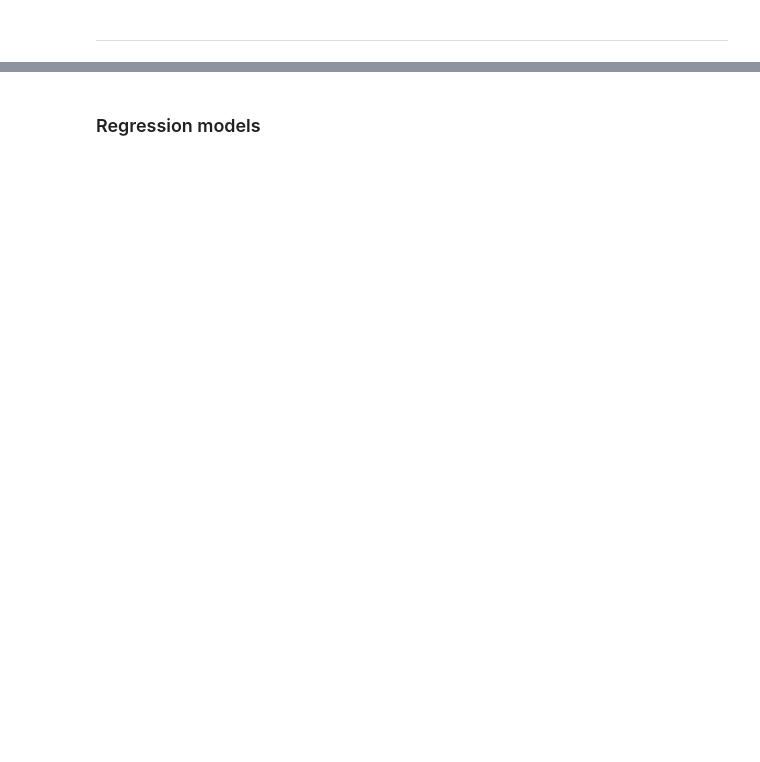
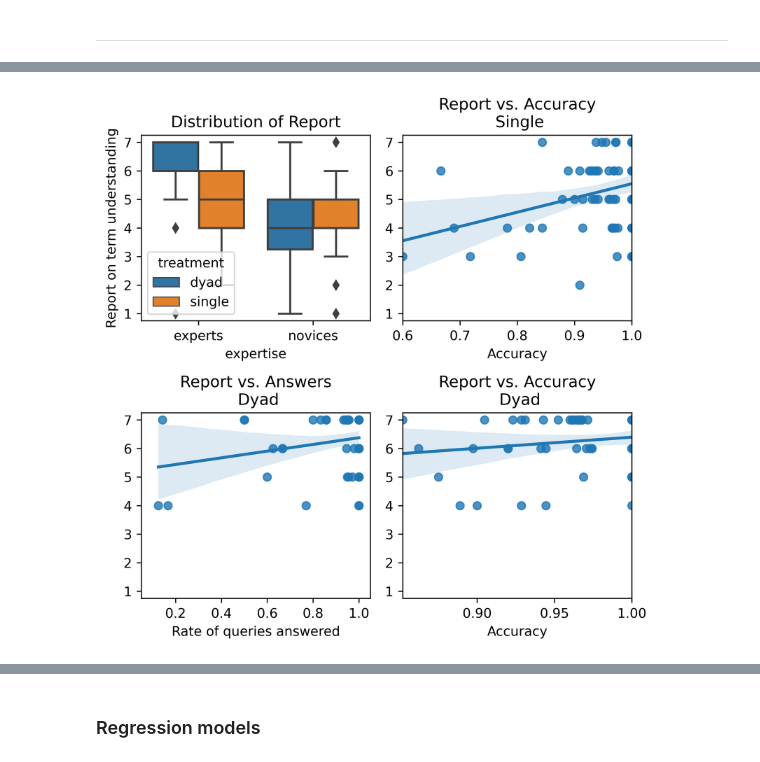
Before and after one commit to Slendercoder/DatosDLL, a Jupyter notebook: 12-16-18-23-27-sept-2019/Analysis/Results.ipynb, the cells around one changed output, grey strips where cells are left out. Cells and saved outputs as stored; diff of their text form; code cells hidden in the pictures; blank space fills up the shorter version.

```diff
--- a/12-16-18-23-27-sept-2019/Analysis/Results.ipynb
+++ b/12-16-18-23-27-sept-2019/Analysis/Results.ipynb
@@ -134,3 +63,0 @@ df_expertos.head()
-# %%
-reporte_comprension = pd.concat([df_expertos, df_novatos])
-reporte_comprension.head()
@@ -157,8 +63,0 @@ print("Diferencia de medias entre experticia en parejas:", stats.ttest_ind(x,y).
-# %%
-df_comp = data[data['Stage']=='Game rounds']
-#df_comp = df_comp[df_comp['Round'] > 15]
-df_comp = df_comp[['Player', 'Kind', 'Round', 'Correct', 'Treatment']]
-df_comp.columns = ['jugador', 'raza', 'ronda', 'clasificacion_correcta', 'Treatment']
-df_comp = df_comp.groupby(['Treatment', 'jugador', 'raza'])['clasificacion_correcta'].mean().reset_index()
-reporte_comprension = pd.merge(df_comp, reporte_comprension, on=['Treatment', 'jugador', 'raza'])#, how = 'outer')
-reporte_comprension.tail()
@@ -350,0 +229,3 @@ fig.tight_layout()
+# %%
+reporte_comprension_expertos = pd.DataFrame(reporte_comprension[reporte_comprension['expertise']=='experts'])
+reporte_comprension_expertos.head()
@@ -350,0 +239,33 @@ fig.tight_layout()
+# %%
+# Leave out outlier
+reporte_comprension_expertos = reporte_comprension_expertos[reporte_comprension_expertos['accuracy']>0.2]
+# %%
+fig, axes = plt.subplots(2, 2, figsize=(6,6), dpi=600)
+sns.boxplot(x='expertise', y='report', hue='treatment', data=reporte_comprension, ax=axes[0, 0])
+sns.regplot(y='report', x='player_responded', data=reporte_comprension_expertos, ax=axes[1, 0])
+
+sns.regplot(y='report', x='accuracy', data=reporte_comprension_expertos[reporte_comprension_expertos['treatment']=='single'], ax=axes[0, 1])
+sns.regplot(y='report', x='accuracy', data=reporte_comprension_expertos[reporte_comprension_expertos['treatment']=='dyad'], ax=axes[1, 1])
+
+axes[0, 0].set_title('Distribution of Report')
+axes[0, 0].set_ylabel('Report on term understanding')
+axes[0, 0].set(ylim=(0.75, 7.25))
+axes[1, 0].set_title('Report vs. Answers\n Dyad')
+axes[1, 0].set_xlabel('Rate of queries answered')
+axes[1, 0].set_ylabel('')
+axes[1, 0].set(xlim=(0.05, 1.05))
+axes[1, 0].set(ylim=(0.75, 7.25))
+axes[0, 1].set_title('Report vs. Accuracy\n Single')
+axes[0, 1].set_xlabel('Accuracy')
+axes[0, 1].set_ylabel('')
+#axes[0, 1].set(xlim=(0.55, 1.05))
+axes[0, 1].set(ylim=(0.75, 7.25))
+axes[1, 1].set_title('Report vs. Accuracy\n Dyad')
+axes[1, 1].set_xlabel('Accuracy')
+axes[1, 1].set_ylabel('')
+#axes[1, 1].set(xlim=(0.55, 1.05))
+axes[1, 1].set(ylim=(0.75, 7.25))
+
+fig.tight_layout()
+# %% [output]
+[figure, added]
```
Also changed, not shown: parts of 70 cells of this notebook, 18 other files.
